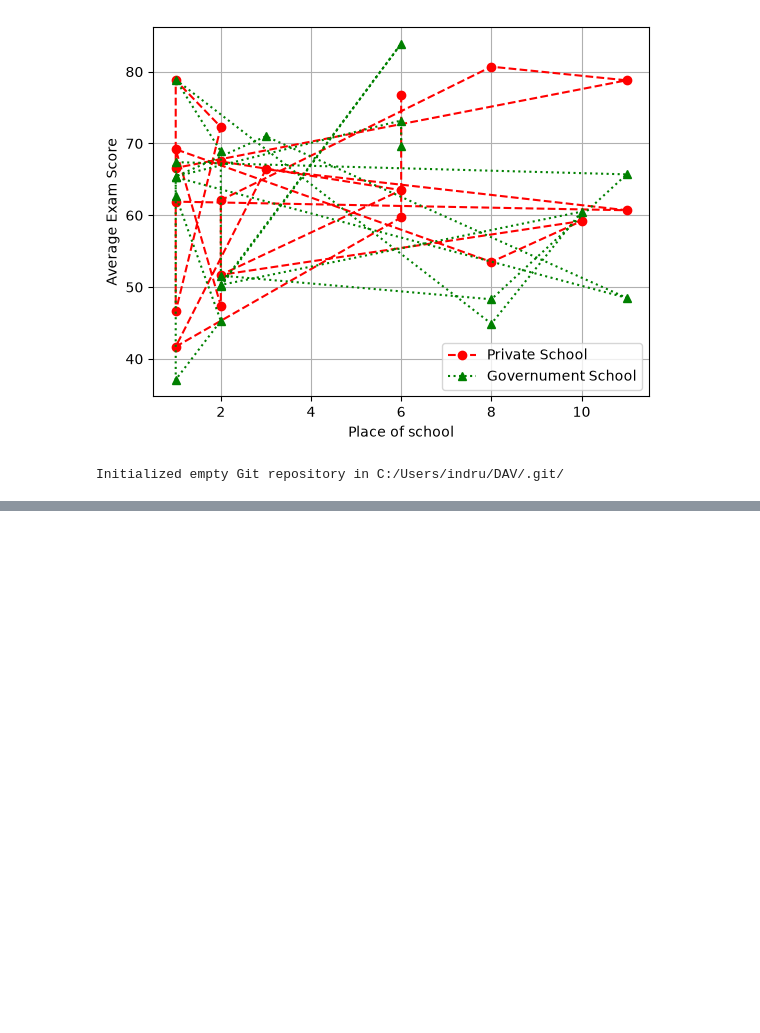
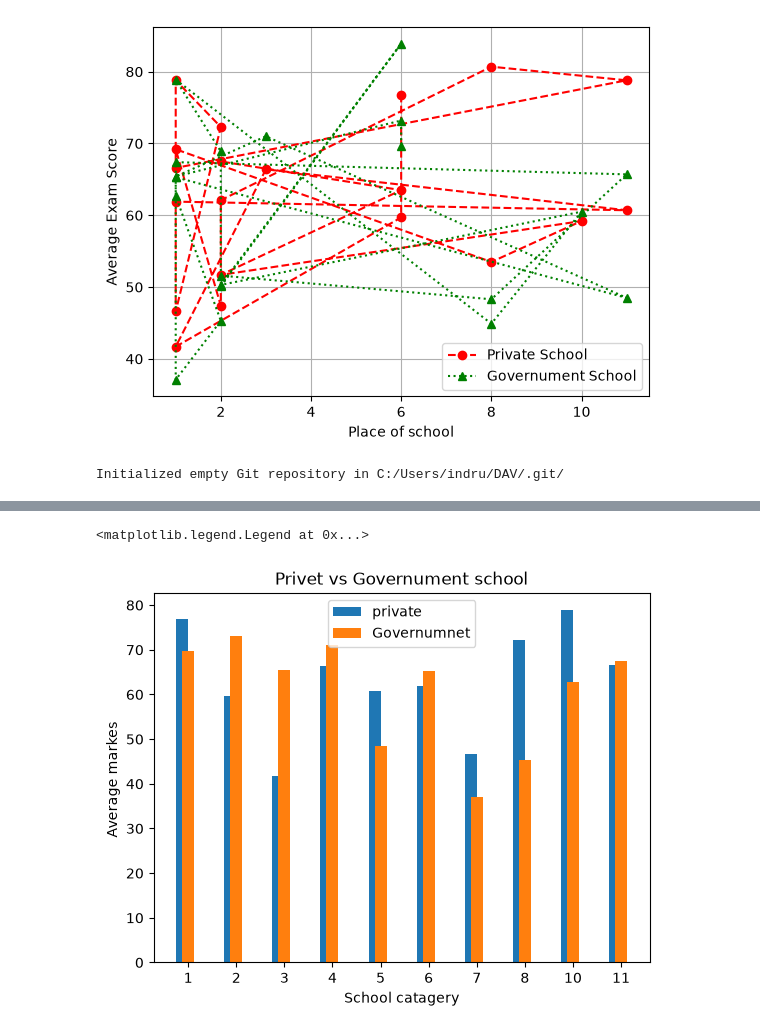
Before and after one commit to indru2033bm-cloud/DAV, a Jupyter notebook: 2_data_clening.ipynb, the cells around one changed output, grey strips where cells are left out. Drawn from its saved outputs; the diff is of its cells as text; code cells hidden in the pictures; blank space fills up the shorter version.

```diff
--- a/2_data_clening.ipynb
+++ b/2_data_clening.ipynb
@@ -365,0 +403,16 @@ Initialized empty Git repository in C:/Users/indru/DAV/.git/
+# %%
+school_catagory = [1, 2, 3, 4, 5, 6, 7, 8, 10, 11]
+x = np.arange(len(school_catagory))
+width = 0.25
+
+plt.bar(x - width/2, pri["avg_exam_score_simulated_100"].iloc[0:10], width = width, label = "private")
+plt.bar(x, gov["avg_exam_score_simulated_100"].iloc[0:10] ,width = width, label = "Governumnet")
+
+plt.xlabel("School catagery")
+plt.ylabel("Average markes ")
+plt.title("Privet vs Governument school")
+plt.xticks(x, school_catagory)
+plt.legend()
+# %% [output]
+<matplotlib.legend.Legend at 0x...>
+[figure, added]
```
Also changed, not shown: parts of 9 cells of this notebook.
